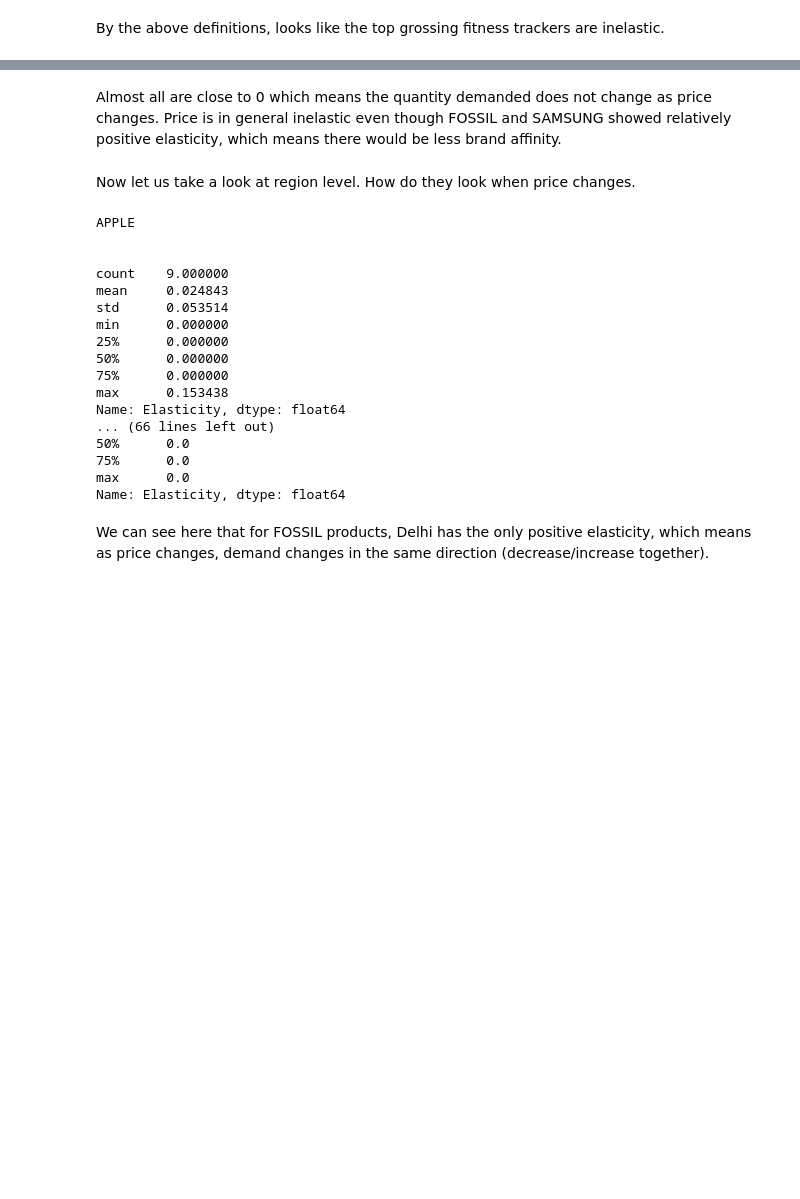
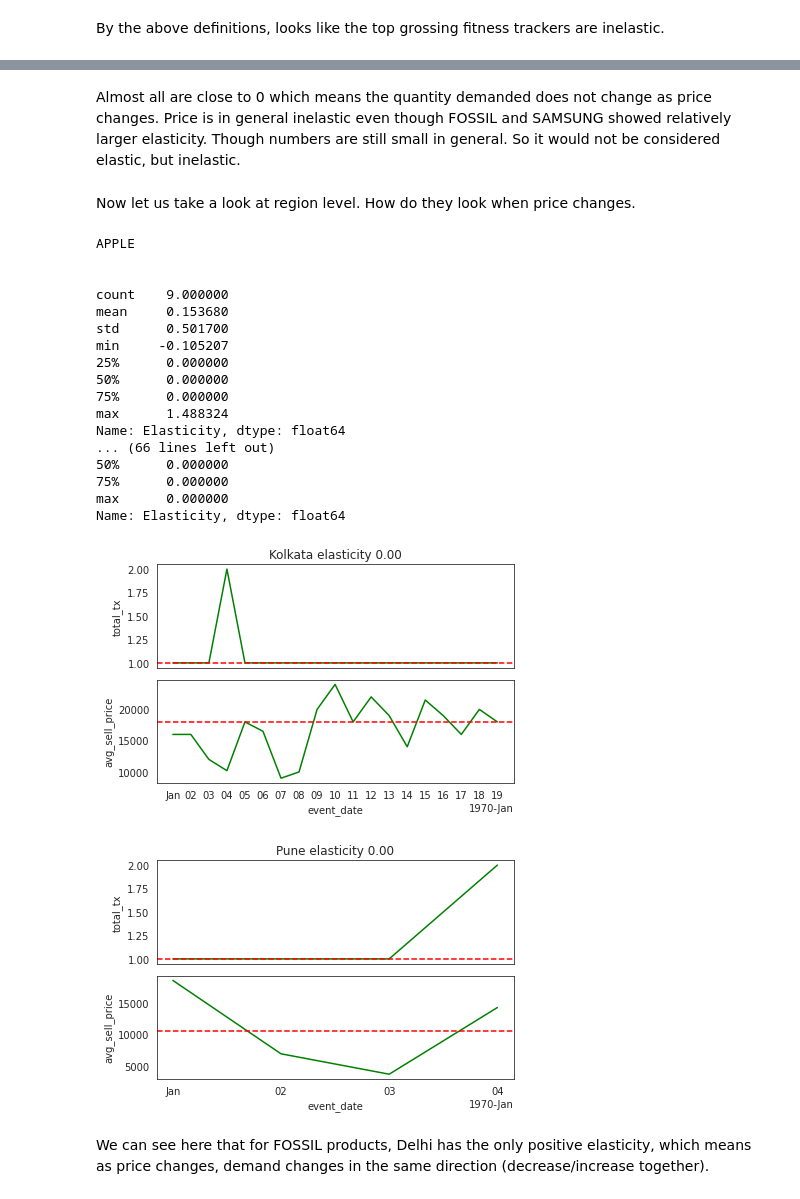
Before and after one commit to mindyng/2022-Business-Projects, a Jupyter notebook: price-elasticity.ipynb, the cells around one changed output, grey strips where cells are left out. Cells and saved outputs as stored; diff of their text form; code cells hidden in the pictures; blank space fills up the shorter version.

```diff
--- a/price-elasticity.ipynb
+++ b/price-elasticity.ipynb
@@ -553,5 +551,5 @@ Linear Regression coefficient for Huawei is: [0.]
 # %% [markdown]
-Almost all are close to 0 which means the quantity demanded does not change as price changes. Price is in general inelastic even though FOSSIL and SAMSUNG showed relatively positive elasticity, which means there would be less brand affinity.
+Almost all are close to 0 which means the quantity demanded does not change as price changes. Price is in general inelastic even though FOSSIL and SAMSUNG showed relatively larger elasticity. Though numbers are still small in general. So it would not be considered elastic, but inelastic.
 # %% [markdown]
 Now let us take a look at region level. How do they look when price changes.
 # %%
@@ -573,7 +571,7 @@ for k,v in df_dict.items():
 
     elasticity_df.append(elasticity)
 # %%
-elasticity_dict = dict(zip(top20_gross['Brand Name'].value_counts().index, elasticity_df))
+elasticity_dict = dict(zip(top6_gross['Brand Name'].value_counts().index, elasticity_df))
 for k,v in elasticity_dict.items():
     print(k)
     print('')
@@ -586,36 +584,39 @@ APPLE
 
 
 count    9.000000
-mean     0.024843
-std      0.053514
-min      0.000000
+mean     0.153680
+std      0.501700
+min     -0.105207
 25%      0.000000
 50%      0.000000
 75%      0.000000
-max      0.153438
+max      1.488324
 Name: Elasticity, dtype: float64
 ... (66 lines left out)
-50%      0.0
-75%      0.0
-max      0.0
+50%      0.000000
+75%      0.000000
+max      0.000000
 Name: Elasticity, dtype: float64
 # %%
-# for region in elasticity_df[2].index[[0, -1]]:
-#     regions = lr_dfs[2][lr_dfs[2]["region"] == region]
+for region in elasticity_df[2].index[[0, -1]]:
+    regions = lr_dfs[2][lr_dfs[2]["region"] == region]
 
-#     fig, (axd, axp) = plt.subplots(2, 1, tight_layout=True)
-#     sns.lineplot(data=regions, x="event_date", y="total_tx", color="green", estimator=np.median, ax=axd)
-#     sns.lineplot(data=regions, x="event_date", y="avg_sell_price", color="green", ax=axp)
+    fig, (axd, axp) = plt.subplots(2, 1, tight_layout=True)
+    sns.lineplot(data=regions, x="event_date", y="total_tx", color="green", estimator=np.median, ax=axd)
+    sns.lineplot(data=regions, x="event_date", y="avg_sell_price", color="green", ax=axp)
 
-#     axd.set_title(f"{region} elasticity {elasticity.loc[region]:.2f}")
-#     # axp.set_title(f"{region} elasticity {elasticity[-1]:.2f}")
-#     axd.axhline(regions["total_tx"].median(), ls="--", color="r")
-#     axp.axhline(regions["avg_sell_price"].median(), ls="--", color="r")
+    axd.set_title(f"{region} elasticity {elasticity.loc[region]:.2f}")
+    # axp.set_title(f"{region} elasticity {elasticity[-1]:.2f}")
+    axd.axhline(regions["total_tx"].median(), ls="--", color="r")
+    axp.axhline(regions["avg_sell_price"].median(), ls="--", color="r")
 
-#     axd.set_xticklabels([])
-#     axd.set_xlabel('')
-#     axp.xaxis.set_major_formatter(
-#         mdates.ConciseDateFormatter(axp.xaxis.get_major_locator()))
+    axd.set_xticklabels([])
+    axd.set_xlabel('')
+    axp.xaxis.set_major_formatter(
+        mdates.ConciseDateFormatter(axp.xaxis.get_major_locator()))
+# %% [output]
+[figure, added]
+[figure, added]
 # %% [markdown]
 We can see here that for FOSSIL products, Delhi has the only positive elasticity, which means as price changes, demand changes in the same direction (decrease/increase together).
 # %% [markdown]
```
Also changed, not shown: parts of 8 cells of this notebook.
